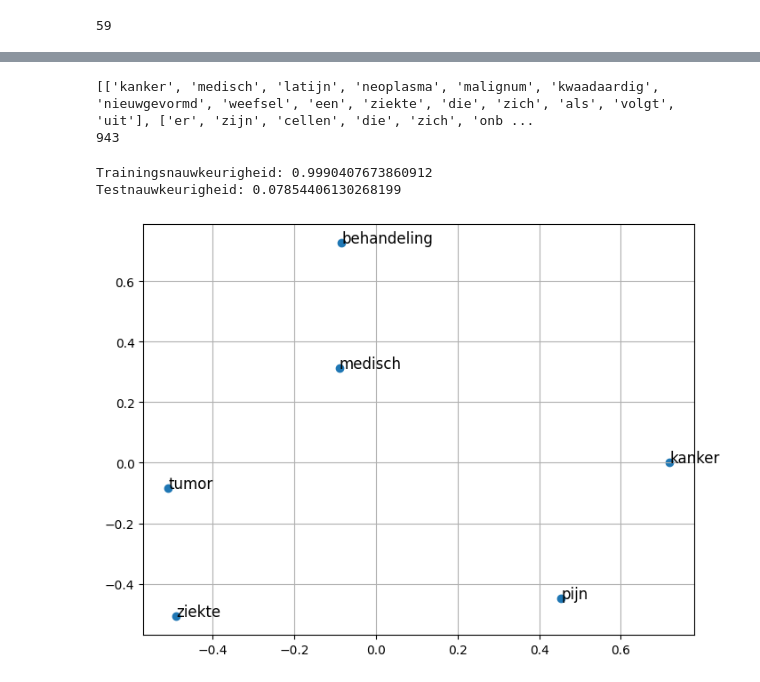
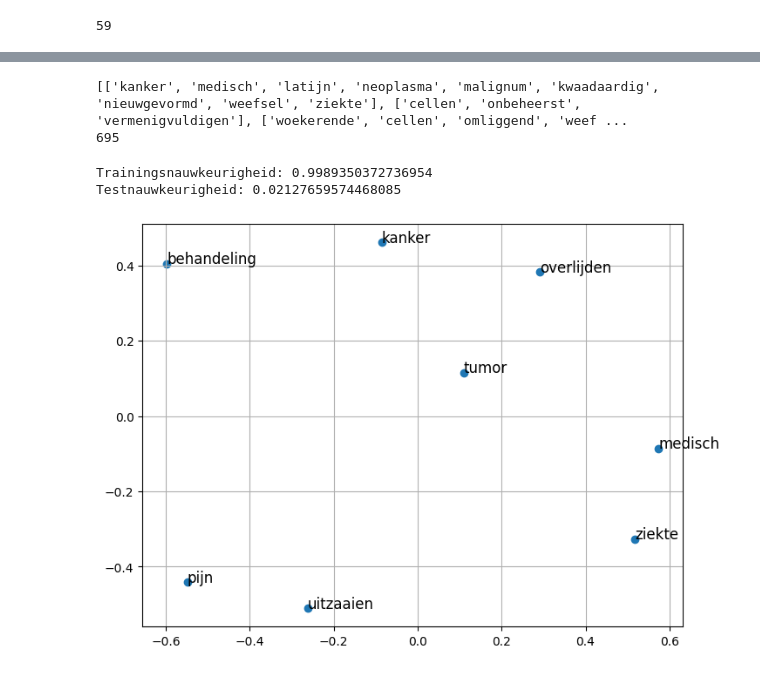
Before and after one commit to BramHanze/Modelering, a Jupyter notebook: LLM3.ipynb, the cells around one changed output, grey strips where cells are left out. Saved outputs shown, nothing was run; the diff lists cells and outputs as text; code cells hidden in the pictures.

```diff
--- a/LLM3.ipynb
+++ b/LLM3.ipynb
@@ -1,5 +1,5 @@
 # %%
-with open('D:\HW\Jaar3\Blok2\Modelering\LLM.txt','r') as file:
+with open('LLM.txt','r') as file:
     lines = file.readlines()
 data = []
 for line in lines:
@@ -10,15 +10,15 @@ print(len(data))
 # %% [output]
 59
 # %%
-from nltk.corpus import stopwords
-import nltk
-nltk.download('stopwords')
+with open('stopwoorden.txt','r') as file:
+    stopwoorden = file.read()
+
 import string
 
 def preprocess_sentence(text):
-    stop_words = set(stopwords.words('english'))
     text = text.translate(str.maketrans('', '', string.punctuation))
+    text = text.translate(str.maketrans('', '', string.digits))
     text = text.lower().split()
 
-    text = [token for token in text if token not in stop_words]
+    text = [token for token in text if token not in stopwoorden]
     return text
@@ -37,8 +33,8 @@ for line in data:
 print(sentences)
 print(len(vocab))
 # %% [output]
-[['kanker', 'medisch', 'latijn', 'neoplasma', 'malignum', 'kwaadaardig', 'nieuwgevormd', 'weefsel', 'een', 'ziekte', 'die', 'zich', 'als', 'volgt', 'uit'], ['er', 'zijn', 'cellen', 'die', 'zich', 'onb ...
-943
+[['kanker', 'medisch', 'latijn', 'neoplasma', 'malignum', 'kwaadaardig', 'nieuwgevormd', 'weefsel', 'ziekte'], ['cellen', 'onbeheerst', 'vermenigvuldigen'], ['woekerende', 'cellen', 'omliggend', 'weef ...
+695
 # %%
 import numpy as np
 def create_pairs(sentences, w_size):
@@ -69,7 +64,7 @@ X, y = create_pairs(sentences, 2)
 def prepare_train_test_data(X, y, test_size=0.2, random_state=42):
     X_combined = [" ".join(context) for context in X]
 
-    vectorizer_X = CountVectorizer(max_features=1000)
+    vectorizer_X = CountVectorizer(max_features=695)
     vectorizer_y = CountVectorizer()
 
     X_sparse = vectorizer_X.fit_transform(X_combined)
@@ -80,6 +75,7 @@ def prepare_train_test_data(X, y, test_size=0.2, random_state=42):
 
     return X_train, X_test, y_train, y_test
 
+
 from sklearn.neural_network import MLPClassifier
 
 def train_mlp_classifier(X_train, y_train, hidden_layer_sizes=(100,), random_state=42):
@@ -95,8 +91,8 @@ X_train, X_test, y_train, y_test = prepare_train_test_data(X, y)
 y_train_encoded = np.argmax(y_train, axis=1)
 y_test_encoded = np.argmax(y_test, axis=1)
 
-X_train = X_train.toarray() if isinstance(X_train, np.matrix) else X_train
-X_test = X_test.toarray() if isinstance(X_test, np.matrix) else X_test
+X_train = X_train.toarray()
+X_test = X_test.toarray()
 y_train_encoded = np.asarray(y_train_encoded)
 y_test_encoded = np.asarray(y_test_encoded)
 
@@ -108,38 +104,38 @@ test_accuracy = mlp_model.score(X_test, y_test_encoded)
 print("Trainingsnauwkeurigheid:", train_accuracy)
 print("Testnauwkeurigheid:", test_accuracy)
 # %% [output]
-Trainingsnauwkeurigheid: 0.9990407673860912
-Testnauwkeurigheid: 0.07854406130268199
+Trainingsnauwkeurigheid: 0.9989350372736954
+Testnauwkeurigheid: 0.02127659574468085
 # %%
 import numpy as np
 import matplotlib.pyplot as plt
 from sklearn.decomposition import PCA
 
 input_to_hidden_weights = mlp_model.coefs_[0]
 word_vector = {}
 
 for idx, word in enumerate(vocab):
     word_vector[word] = input_to_hidden_weights[idx]
 
 for word in word_vector:
     word_vector[word] = word_vector[word] / np.linalg.norm(word_vector[word])
 
 #print(word_vector['kanker'])
 
 
-selected_words = ['kanker', 'tumor', 'ziekte', 'medisch', 'behandeling', 'pijn']
+selected_words = ['kanker', 'tumor', 'ziekte', 'medisch', 'behandeling', 'pijn', 'uitzaaien', 'overlijden']
 word_vectors = np.array([word_vector[word] for word in selected_words])
 
 pca = PCA(n_components=2)
 pca_result = pca.fit_transform(word_vectors)
 
 plt.figure(figsize=(8, 6))
 plt.scatter(pca_result[:, 0], pca_result[:, 1])
 
 for i, word in enumerate(selected_words):
     plt.text(pca_result[i, 0], pca_result[i, 1], word, fontsize=12)
 
 plt.grid(True)
 plt.show()
 # %% [output]
-[figure, old version]
+[figure, new version]
```
Also changed, not shown: parts of 2 cells of this notebook.
